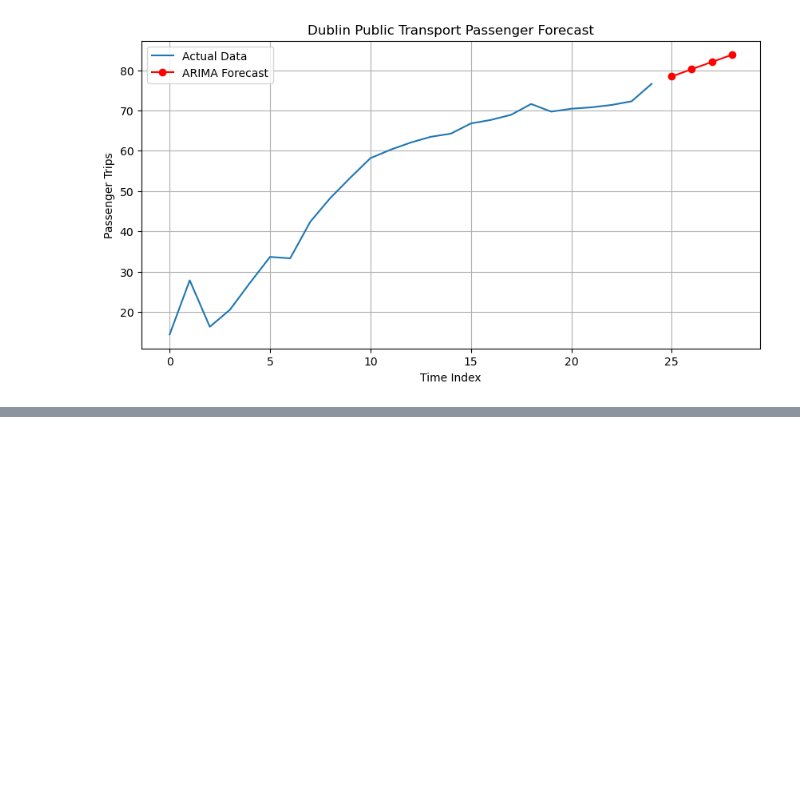
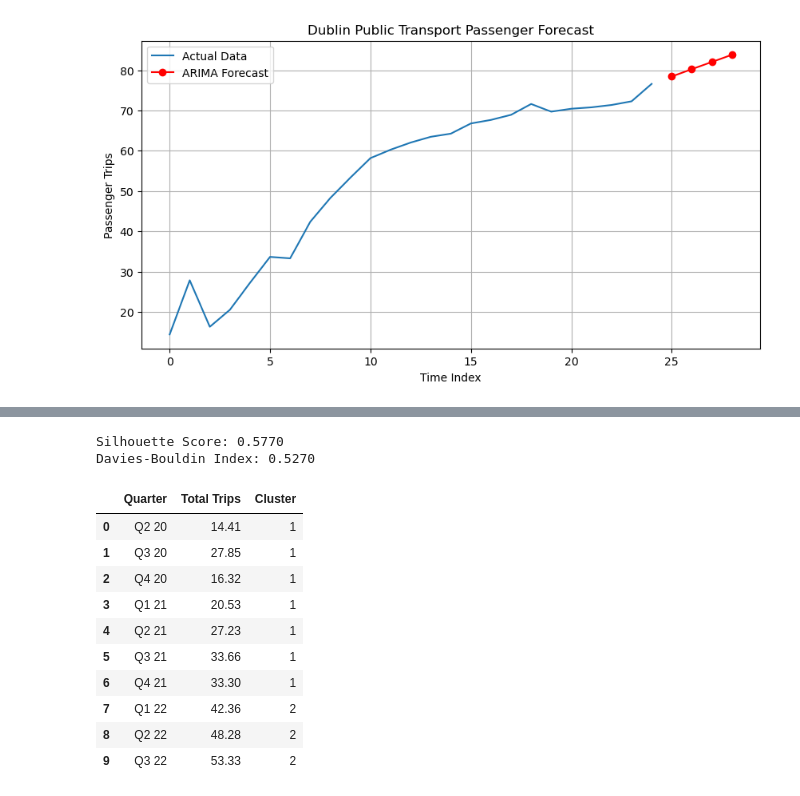
Before and after one commit to narantungalag-cct/CA1-2026022, a Jupyter notebook: notebook/CA1.ipynb, the cells around one changed output, grey strips where cells are left out. Cells and saved outputs as stored; diff of their text form; code cells hidden in the pictures; blank space fills up the shorter version.

```diff
--- a/notebook/CA1.ipynb
+++ b/notebook/CA1.ipynb
@@ -92,0 +161,6 @@ plt.show()
+# %%
+cluster_cols = ['Bus Eireann', 'Dublin City Bus', 'Irish Rail', 'Luas']
+X_cluster = df1[cluster_cols]
+# %%
+scaler = StandardScaler()
+X_scaled = scaler.fit_transform(X_cluster)
@@ -92,0 +170,27 @@ plt.show()
+# %%
+kmeans = KMeans(n_clusters=3, random_state=42, n_init=10)
+df1['Cluster'] = kmeans.fit_predict(X_scaled)
+# %%
+# Silhouette Score ба Davies-Bouldin Index тооцоолох
+sil_score = silhouette_score(X_scaled, df1['Cluster'])
+db_index = davies_bouldin_score(X_scaled, df1['Cluster'])
+
+print(f"Silhouette Score: {sil_score:.4f}")
+print(f"Davies-Bouldin Index: {db_index:.4f}")
+# %% [output]
+Silhouette Score: 0.5770
+Davies-Bouldin Index: 0.5270
+# %%
+display(df1[['Quarter', 'Total Trips', 'Cluster']].head(10))
+# %% [output]
+|  | Quarter | Total Trips | Cluster |
+| 0 | Q2 20 | 14.41 | 1 |
+| 1 | Q3 20 | 27.85 | 1 |
+| 2 | Q4 20 | 16.32 | 1 |
+| 3 | Q1 21 | 20.53 | 1 |
+| 4 | Q2 21 | 27.23 | 1 |
+| 5 | Q3 21 | 33.66 | 1 |
+| 6 | Q4 21 | 33.30 | 1 |
+| 7 | Q1 22 | 42.36 | 2 |
+| 8 | Q2 22 | 48.28 | 2 |
+| 9 | Q3 22 | 53.33 | 2 |
```
Also changed, not shown: parts of 14 cells of this notebook.
